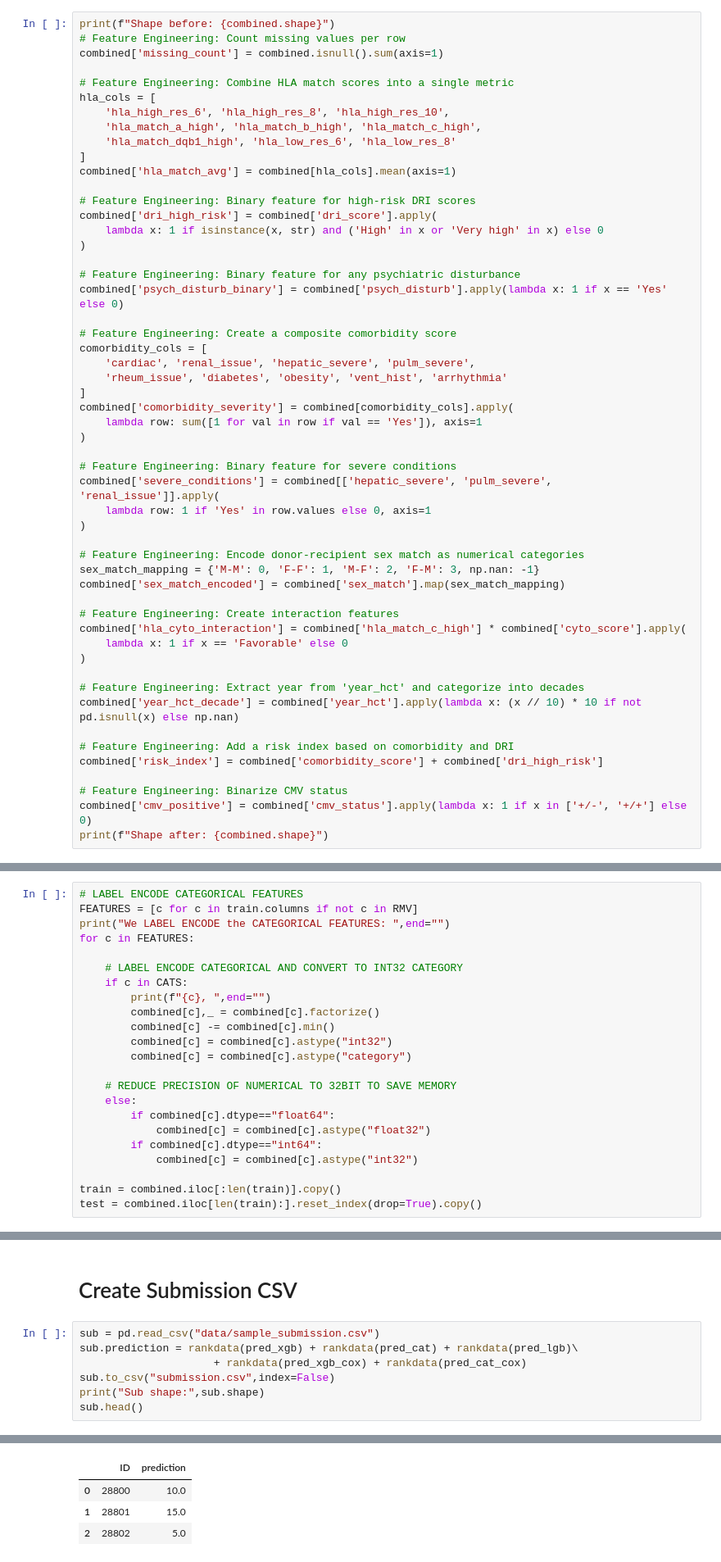
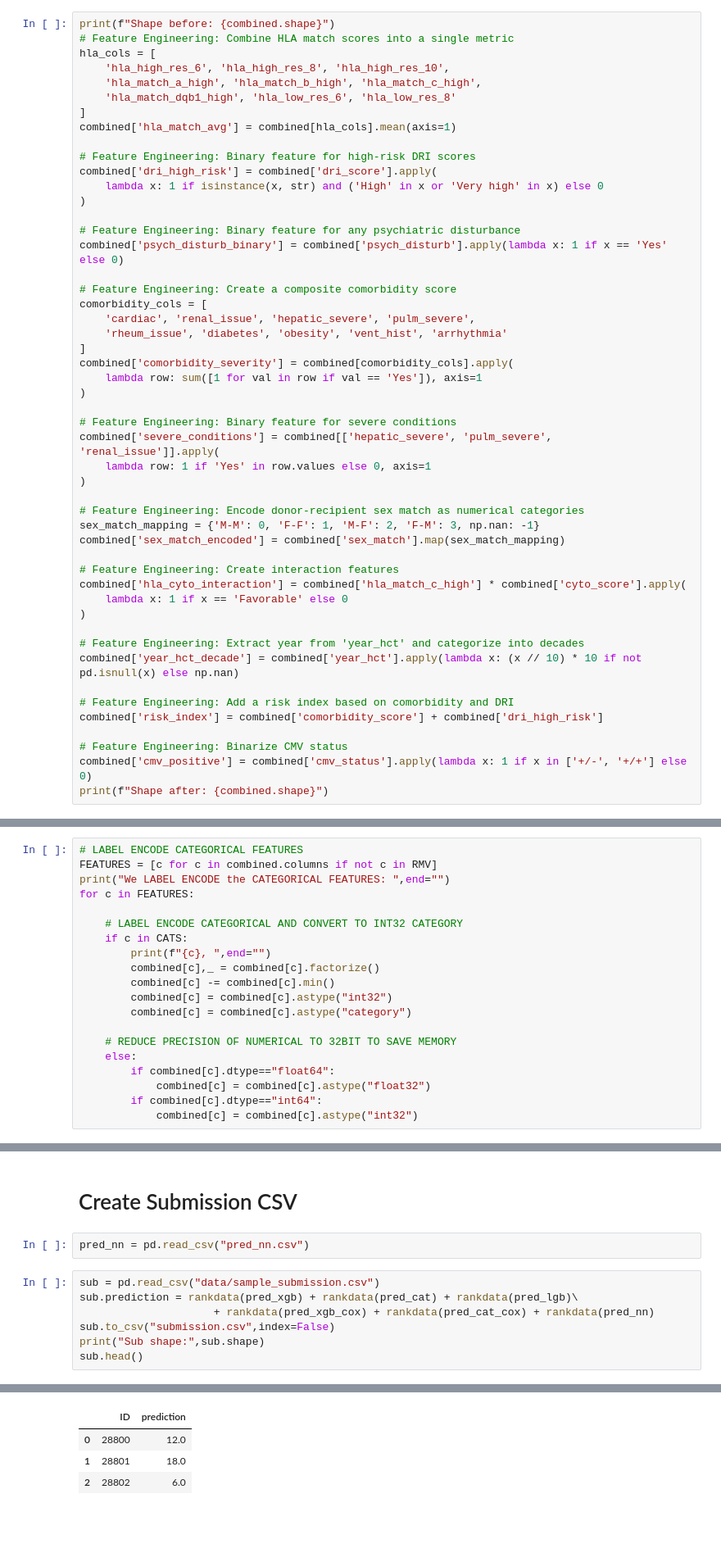
Before and after one commit to Qizix/kaggle-competitions, a Jupyter notebook: CIBMTR - Equity in post-HCT Survival Predictions/gpu-lightgbm-baseline-cv-681-lb-685.ipynb, the cells around one changed output, grey strips where cells are left out. Shown at 82% size. Cells and saved outputs as stored; diff of their text form; blank space fills up the shorter version.

```diff
--- a/CIBMTR - Equity in post-HCT Survival Predictions/gpu-lightgbm-baseline-cv-681-lb-685.ipynb
+++ b/CIBMTR - Equity in post-HCT Survival Predictions/gpu-lightgbm-baseline-cv-681-lb-685.ipynb
@@ -133,9 +96,6 @@ combined = pd.concat([train,test],axis=0,ignore_index=True)
 #print("Combined data shape:", combined.shape )
 # %%
 print(f"Shape before: {combined.shape}")
-# Feature Engineering: Count missing values per row
-combined['missing_count'] = combined.isnull().sum(axis=1)
-
 # Feature Engineering: Combine HLA match scores into a single metric
 hla_cols = [
     'hla_high_res_6', 'hla_high_res_8', 'hla_high_res_10',
@@ -187,6 +150,6 @@ print(f"Shape after: {combined.shape}")
 # %%
 # LABEL ENCODE CATEGORICAL FEATURES
-FEATURES = [c for c in train.columns if not c in RMV]
+FEATURES = [c for c in combined.columns if not c in RMV]
 print("We LABEL ENCODE the CATEGORICAL FEATURES: ",end="")
 for c in FEATURES:
 
@@ -204,8 +167,5 @@ for c in FEATURES:
             combined[c] = combined[c].astype("float32")
         if combined[c].dtype=="int64":
             combined[c] = combined[c].astype("int32")
-
-train = combined.iloc[:len(train)].copy()
-test = combined.iloc[len(train):].reset_index(drop=True).copy()
 # %% [output]
 We LABEL ENCODE the CATEGORICAL FEATURES: dri_score, psych_disturb, cyto_score, diabetes, tbi_status, arrhythmia, graft_type, vent_hist, renal_issue, pulm_severe, prim_disease_hct, cmv_status, tce_imm ...
@@ -695,15 +728,17 @@ Overall CV for Ensemble = 0.6806280874479907
 # %% [markdown]
 # Create Submission CSV
+# %%
+pred_nn = pd.read_csv("pred_nn.csv")
 # %%
 sub = pd.read_csv("data/sample_submission.csv")
 sub.prediction = rankdata(pred_xgb) + rankdata(pred_cat) + rankdata(pred_lgb)\
-                     + rankdata(pred_xgb_cox) + rankdata(pred_cat_cox)
+                     + rankdata(pred_xgb_cox) + rankdata(pred_cat_cox) + rankdata(pred_nn)
 sub.to_csv("submission.csv",index=False)
 print("Sub shape:",sub.shape)
 sub.head()
 # %% [output]
 Sub shape: (3, 2)
 |  | ID | prediction |
-| 0 | 28800 | 10.0 |
-| 1 | 28801 | 15.0 |
-| 2 | 28802 | 5.0 |
+| 0 | 28800 | 12.0 |
+| 1 | 28801 | 18.0 |
+| 2 | 28802 | 6.0 |
```
Also changed, not shown: parts of 24 cells of this notebook, 11 other files.
